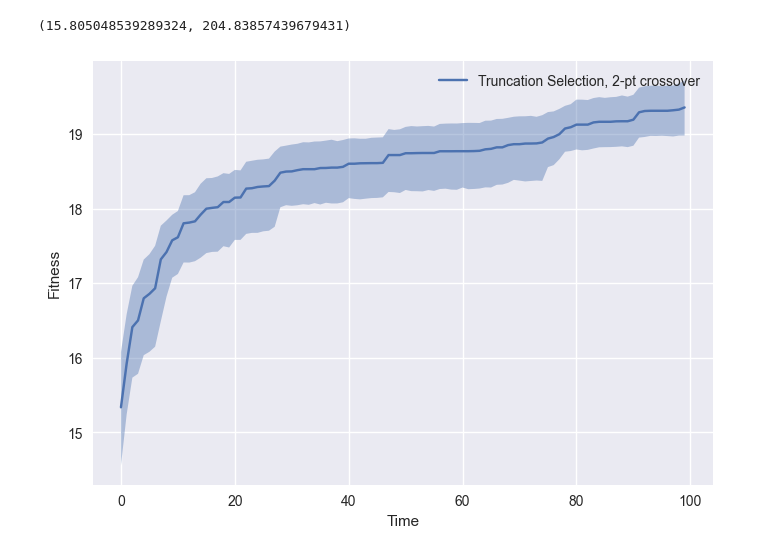
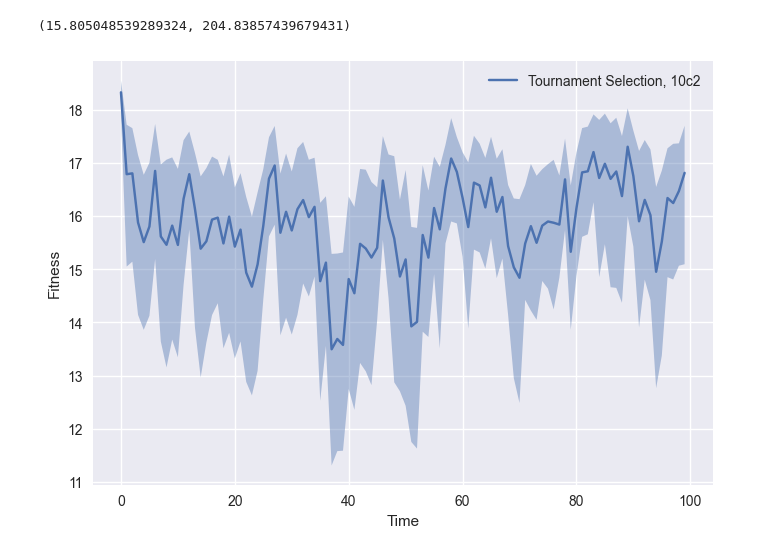
Before and after one commit to andrewsubie/evol-comp-final, a Jupyter notebook: runs_graphing.ipynb, the cells around one changed output. Cells and saved outputs as stored; diff of their text form; code cells hidden in the pictures.

Commit message:
Added tournament selection graph

```diff
--- a/runs_graphing.ipynb
+++ b/runs_graphing.ipynb
@@ -270,7 +270,7 @@ experiment_results = {}
 solutions_results = {}
 # %%
 
-num_runs = 5
+num_runs = 20
 total_generations = 100
 path = './data/quadratic_equation_full_details.csv'
 degree = 2
@@ -289,13 +289,14 @@ tournament_winners = 2
 crossover = True
 
 
-experiment = 'tournament_1'
+experiment = 'tournament_2'
 
 experiment_results[experiment] = np.zeros([num_runs, total_generations])
 solutions_results[experiment] = {}
 
 for run in range(num_runs):
     fitness, solution, _,_ = tournament_evolutionary_algorithm(degree,
+
                                                                 min_len,
                                                                 max_len,
                                                                 path,
@@ -322,8 +331,8 @@ for run in range(num_runs):
 # %%
 num_runs = 20
 total_generations = 100
-path = './data/quadratic_equation_full_details.csv'
-degree = 2
+path = './data/linear_equations_1_variable.csv'
+degree = 1
 min_len = 5
 max_len = 25
 num_elements_to_mutate = 1
@@ -337,7 +346,7 @@ num_crossover = 2
 crossover = True
 
 
-experiment = 'basic_1'
+experiment = 'basic_linear'
 
 experiment_results[experiment] = np.zeros([num_runs, total_generations])
 solutions_results[experiment] = {}
@@ -467,7 +460,7 @@ quad.eval_fitness()
  (((((b**2)-(4*(a*c))) root 2)-b)/(2*a))
 (15.805048539289324, 204.83857439679431)
 # %%
-plot_mean_and_bootstrapped_ci_over_time(input_data=experiment_results['basic_1'],x_label="Time",y_label='Fitness',
-                                        name="Truncation Selection, 2-pt crossover")
+plot_mean_and_bootstrapped_ci_over_time(input_data=experiment_results['tournament_2'],x_label="Time",y_label='Fitness',
+                                        name="Tournament Selection, 10c2")
 # %% [output]
-[figure, old version]
+[figure, new version]
```
Also changed, not shown: parts of 2 cells of this notebook, 11 other files.
